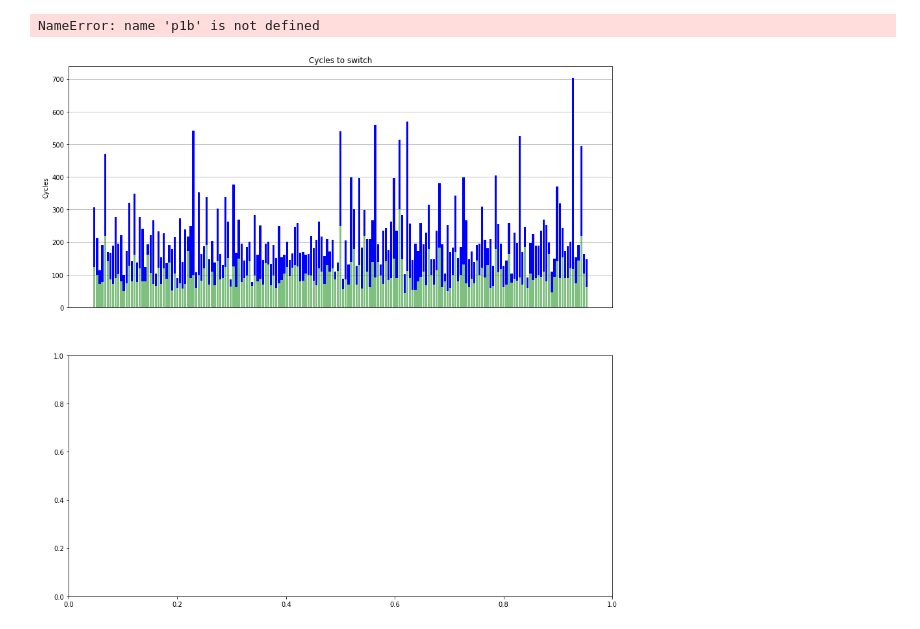
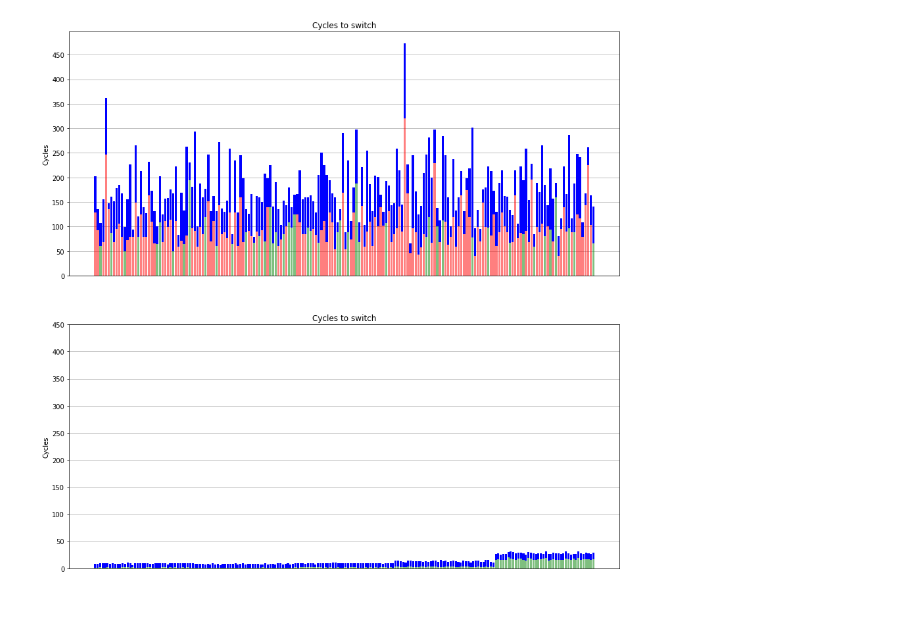
Before and after one commit to sanantoniochili/Switch_Implementation, a Jupyter notebook: Read Results.ipynb, the cells around one changed output. Cells and saved outputs as stored; diff of their text form; code cells hidden in the pictures.

Commit message:
Updating plots

```diff
--- a/Read Results.ipynb
+++ b/Read Results.ipynb
@@ -4,8 +4,8 @@ import pandas as pd
 import numpy as np
 import matplotlib.pyplot as plt
 
-filename = 'results6.csv'
-test_dir = 'tests/test6_unfix_c6'
+filename = 'results4.csv'
+test_dir = 'tests/test4_unfix'
 FORMAT = 'pdf'
 
 ''' Merge csv files '''
@@ -314,6 +316,7 @@ plt.show()
 # %%
 ''' Cycles to switch (both succ and not) '''
 
+df = pd.read_csv(filename, skipinitialspace=True)
 df_s = df.loc[df['method']=='switch']
 
 random = df_s[df_s['structure'].str.contains(
@@ -348,7 +351,11 @@ p2 = axs[0].bar(ind0, diff,
 axs[0].set_ylabel('Cycles')
 axs[0].set_title('Cycles to switch')
 axs[0].set_xticks([])
-axs[0].legend((p1[0], p1b[0], p2[0]), ('Successful', 'Failed', 'After Switch'))
+
+p1b = None
+if p1b:
+    axs[0].legend((p1[0], p1b[0], p2[0]), ('Successful', 'Failed', 'After Switch'))
+
 
 # Rattled
 
@@ -358,33 +365,34 @@ axs[1].grid(zorder=0)
 count = 0
 for index,row in rattled.iterrows():
     if row['opt_succ'] == True:
         p1 = axs[1].bar(ind1[count], row['switch'], color='green',
                    zorder=3, alpha=0.5) # successful
     else:
         p1b = axs[1].bar(ind1[count], row['switch'], color='red',
                    zorder=3, alpha=0.5)
     count += 1
 
 p2 = axs[1].bar(ind1, diff,
              bottom=rattled['switch'].tolist(), color='blue',
                 zorder=3)
 
 start0, end0 = axs[0].get_ylim()
 start1, end1 = axs[1].get_ylim()
 
 start = min(start0, start1)
 end = max(end0, end1)+1
 stepsize = 50
 axs[0].yaxis.set_ticks(np.arange(start, end, stepsize))
 axs[1].yaxis.set_ticks(np.arange(start, end, stepsize))
 
 axs[1].set_ylabel('Cycles')
 axs[1].set_title('Cycles to switch')
 axs[1].set_xticks([])
-axs[1].legend((p1[0], p1b[0], p2[0]), ('Successful', 'Failed', 'After Switch'))
+
+if p1b:
+    axs[1].legend((p1[0], p1b[0], p2[0]), ('Successful', 'Failed', 'After Switch'))
 
 plt.savefig(test_dir+'/CyclesSw', format=FORMAT)
 plt.show()
 # %% [output]
-NameError: name 'p1b' is not defined
-[figure, old version]
+[figure, new version]
```
Also changed, not shown: parts of 8 cells of this notebook, 2 other files.
